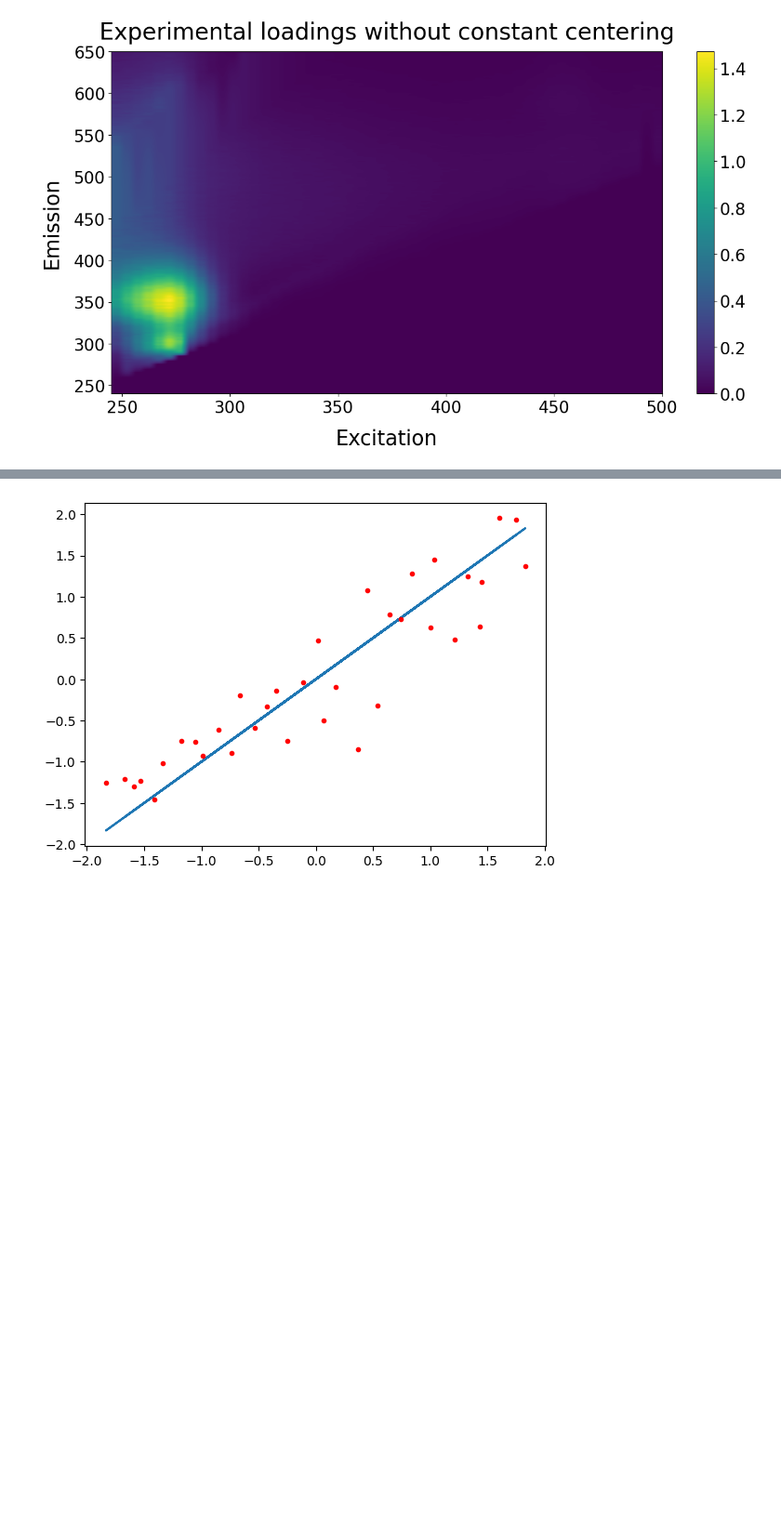
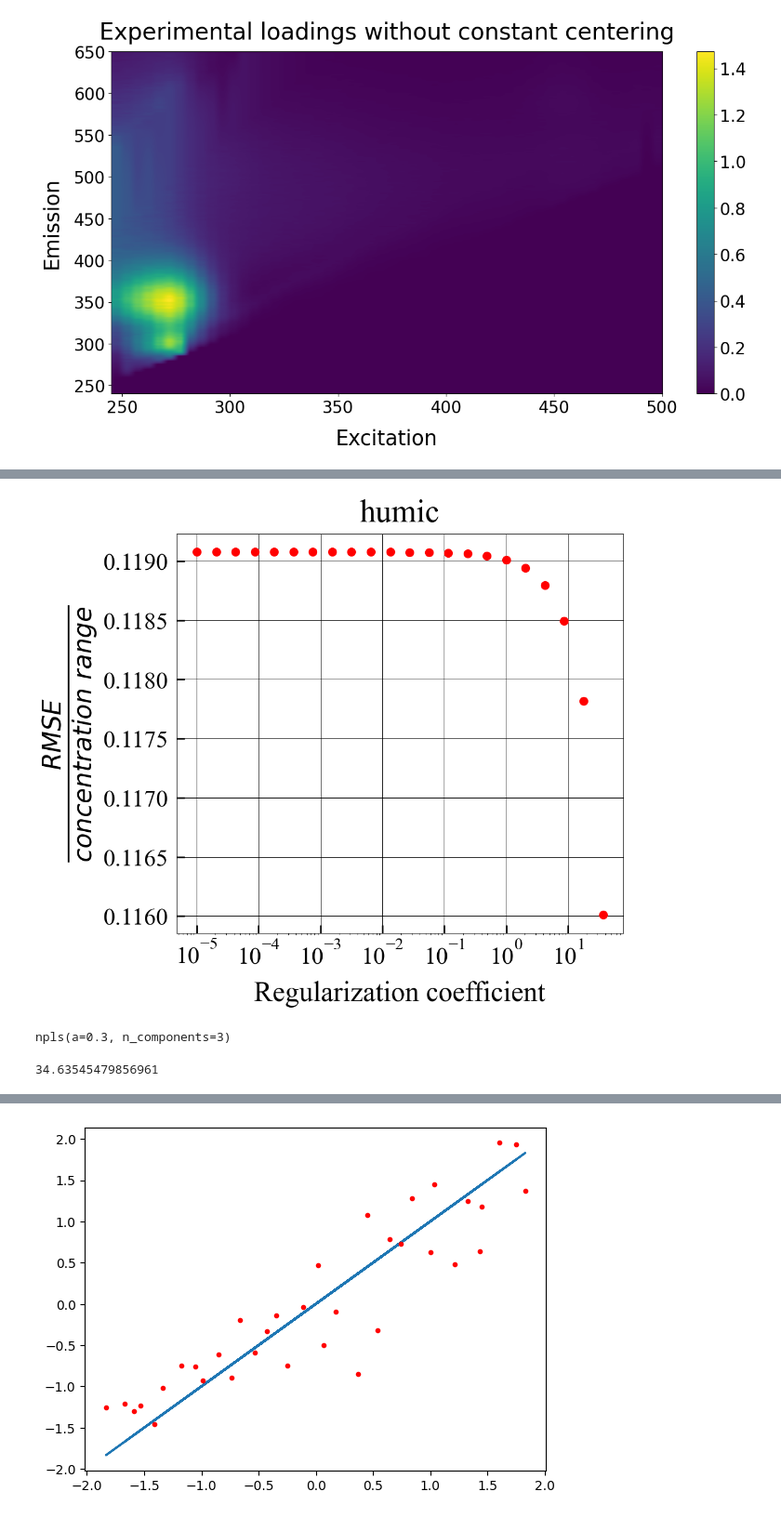
Before and after one commit to 89605502155/ML-repositry, a Jupyter notebook: Untitled13.ipynb, the cells around one changed output, grey strips where cells are left out. Shown at 93% size. Cells and saved outputs as stored; diff of their text form; code cells hidden in the pictures; blank space fills up the shorter version.

```diff
--- a/Untitled13.ipynb
+++ b/Untitled13.ipynb
@@ -168,0 +225,33 @@ predictors=gridCought.predict(x1)
+# %%
+mpl.rc('font',family='Times New Roman')
+fig, axs = plt.subplots(figsize=(10, 9))
+plt.xscale('log')
+# plt.yscale('log')
+axs.plot(np.logspace(-5, 5,num = 33)[:22],(mse_cv[:22]**0.5)/34.63545479856961,
+        ".",color="red",ms=20,label='RMSE')
+axs.set_ylabel('$\\frac {RMSE}{concentration\ range}$',  fontsize=45,labelpad=5)
+axs.grid(color="black", drawstyle="default", linewidth=0.7)
+axs.set_xlabel("Regularization coefficient",  fontsize=35,labelpad=15)
+axs.set_title("humic", fontsize=40,loc="center" ,pad=15)
+# axs.set_title("RMSE for the humic", fontsize=40,loc="center" ,pad=15)
+axs.tick_params(which='major', length=10, width=2)
+axs.tick_params(pad=10)
+axs.set_yticklabels(axs.get_yticklabels(), fontsize=30)
+axs.set_xticklabels(axs.get_xticklabels(), fontsize=30)
+axs.get_xaxis().set_tick_params(direction='in')
+axs.get_yaxis().set_tick_params(direction='in')
+
+plt.savefig('../Work/images/PNG/fig9/humic_rg_coef_23_l_l_s.pdf', format='pdf', dpi=300,bbox_inches='tight')
+plt.savefig("../Work/images/SVG/fig9/humic_rg_coef_23_l_l_s.svg", format="svg",bbox_inches='tight')
+
+plt.show()
+# %% [output]
+[figure, added]
+# %%
+gridCought.best_estimator_
+# %% [output]
+npls(a=0.3, n_components=3)
+# %%
+max(y1)-min(y1)
+# %% [output]
+34.63545479856961
```
Also changed, not shown: parts of 14 cells of this notebook, 2 other files.
